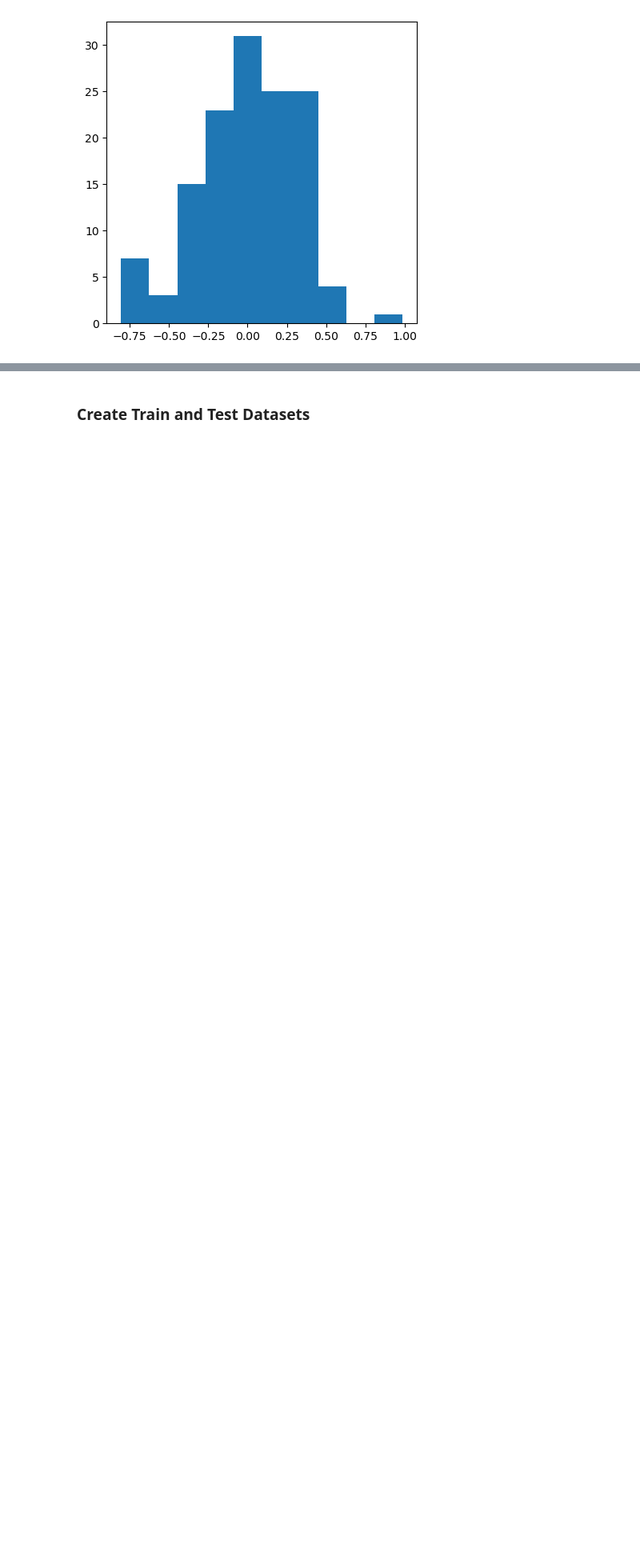
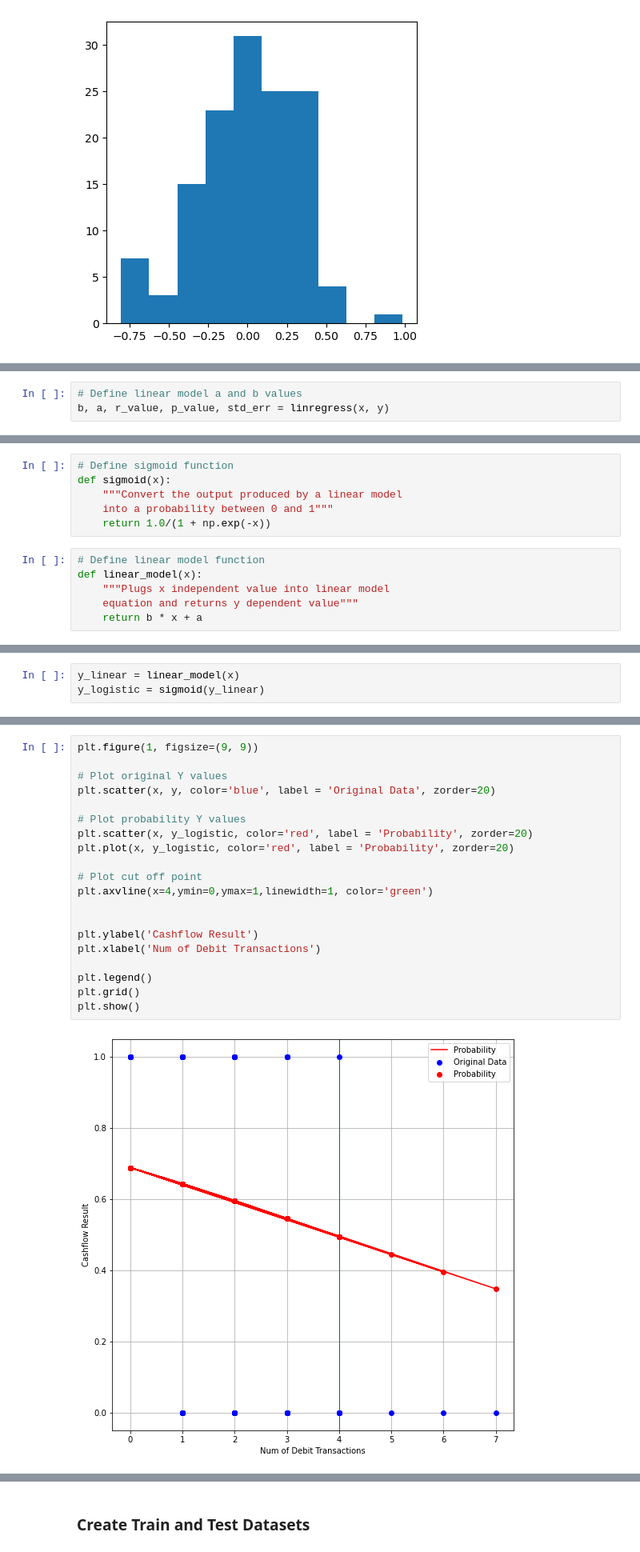
Before and after one commit to KenyattaDaniel/project-score, a Jupyter notebook: SMEsCreditScoringpt2.ipynb, the cells around one changed output, grey strips where cells are left out. Shown at 80% size. Cells and saved outputs as stored; diff of their text form; blank space fills up the shorter version.

Commit message:
Logistic Regression Modelling

```diff
--- a/SMEsCreditScoringpt2.ipynb
+++ b/SMEsCreditScoringpt2.ipynb
@@ -303,0 +315,3 @@ plt.show()
+# %%
+# Define linear model a and b values
+b, a, r_value, p_value, std_err = linregress(x, y)
@@ -303,0 +321,12 @@ plt.show()
+# %%
+# Define sigmoid function
+def sigmoid(x):
+    """Convert the output produced by a linear model
+    into a probability between 0 and 1"""
+    return 1.0/(1 + np.exp(-x))
+# %%
+# Define linear model function
+def linear_model(x):
+    """Plugs x independent value into linear model
+    equation and returns y dependent value"""
+    return b * x + a
@@ -303,0 +336,3 @@ plt.show()
+# %%
+y_linear = linear_model(x)
+y_logistic = sigmoid(y_linear)
@@ -303,0 +342,22 @@ plt.show()
+# %%
+plt.figure(1, figsize=(9, 9))
+
+# Plot original Y values
+plt.scatter(x, y, color='blue', label = 'Original Data', zorder=20)
+
+# Plot probability Y values
+plt.scatter(x, y_logistic, color='red', label = 'Probability', zorder=20)
+plt.plot(x, y_logistic, color='red', label = 'Probability', zorder=20)
+
+# Plot cut off point
+plt.axvline(x=4,ymin=0,ymax=1,linewidth=1, color='green')
+
+
+plt.ylabel('Cashflow Result')
+plt.xlabel('Num of Debit Transactions')
+
+plt.legend()
+plt.grid()
+plt.show()
+# %% [output]
+[figure, added]
```
Also changed, not shown: parts of 24 cells of this notebook.
